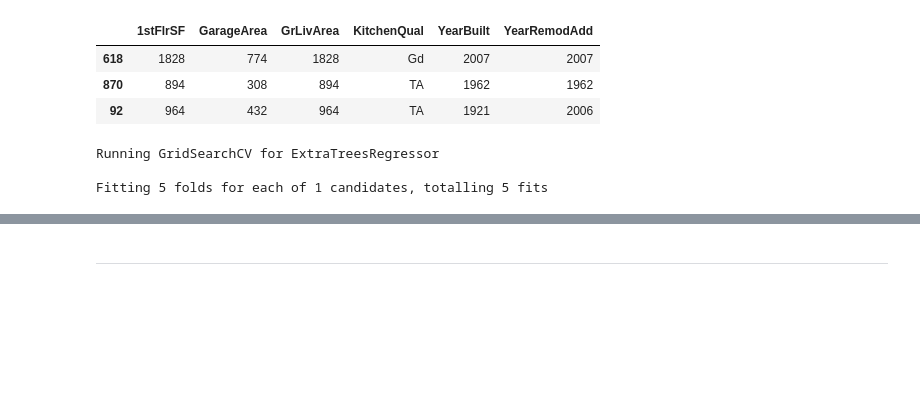
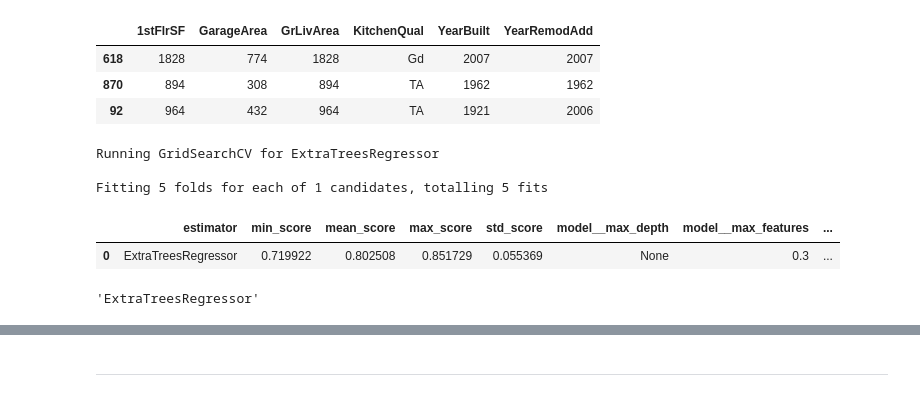
Before and after one commit to helenmurugan/heritage-housing-issues, a Jupyter notebook: jupyter_notebooks/05_Modelling_and_Evaluation_v2.ipynb, the cells around one changed output, grey strips where cells are left out. Drawn from its saved outputs; the diff is of its cells as text; code cells hidden in the pictures; blank space fills up the shorter version.

```diff
--- a/jupyter_notebooks/05_Modelling_and_Evaluation_v2.ipynb
+++ b/jupyter_notebooks/05_Modelling_and_Evaluation_v2.ipynb
@@ -457,3 +457,14 @@ search.fit(X_train, y_train, scoring = 'r2', n_jobs=-1, cv=5)
 Running GridSearchCV for ExtraTreesRegressor
 
 Fitting 5 folds for each of 1 candidates, totalling 5 fits
+# %%
+grid_search_summary, grid_search_pipelines = search.score_summary(sort_by='mean_score')
+grid_search_summary
+# %% [output]
+|  | estimator | min_score | mean_score | max_score | std_score | model__max_depth | model__max_features | ... |
+| 0 | ExtraTreesRegressor | 0.719922 | 0.802508 | 0.851729 | 0.055369 | None | 0.3 | ... |
+# %%
+best_model = grid_search_summary.iloc[0,0]
+best_model
+# %% [output]
+'ExtraTreesRegressor'
```
Also changed, not shown: parts of 23 cells of this notebook, 7 other files.
